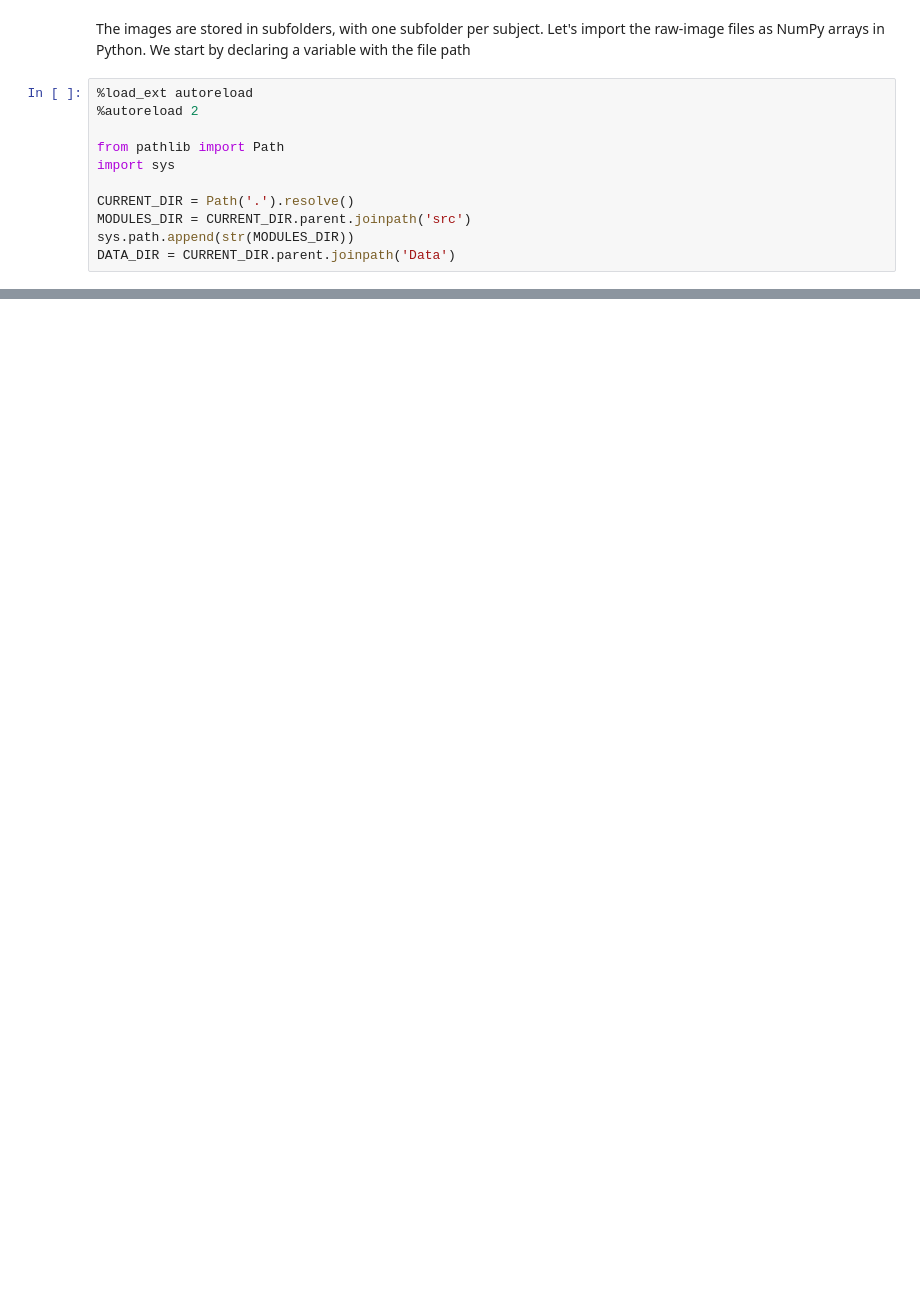
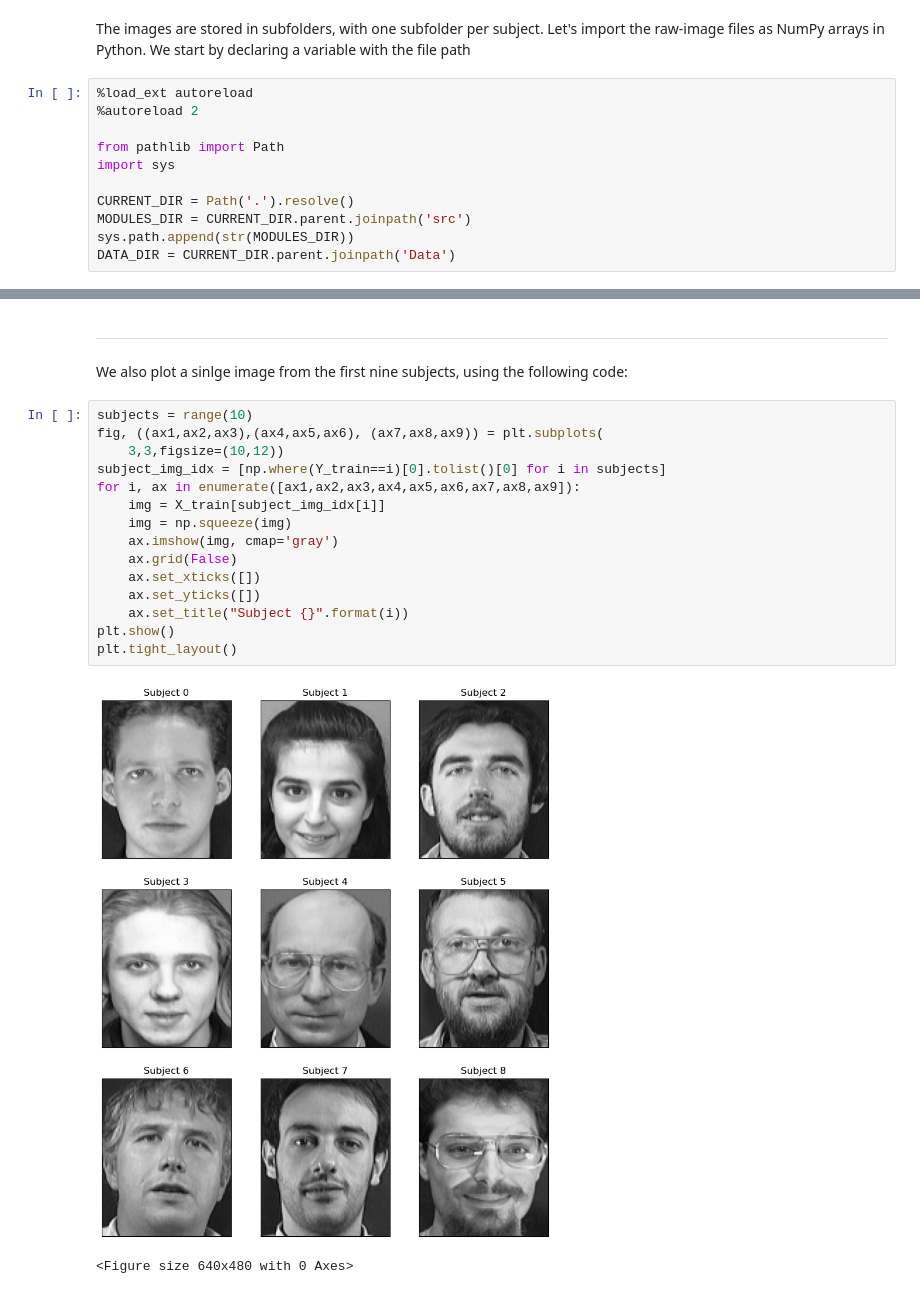
Before and after one commit to dionicio-alberto/Facial-Recognition-System-with-Neural-Networks, a Jupyter notebook: Notebooks/2_0_Face_recognition.ipynb, the cells around one changed output, grey strips where cells are left out. Drawn from its saved outputs; the diff is of its cells as text; blank space fills up the shorter version.

```diff
--- a/Notebooks/2_0_Face_recognition.ipynb
+++ b/Notebooks/2_0_Face_recognition.ipynb
@@ -86,0 +141,22 @@ face_dir = DATA_DIR.joinpath('att_data')
+# %% [markdown]
+-----
+
+We also plot a sinlge image from the first nine subjects, using the following code:
+# %%
+subjects = range(10)
+fig, ((ax1,ax2,ax3),(ax4,ax5,ax6), (ax7,ax8,ax9)) = plt.subplots(
+    3,3,figsize=(10,12))
+subject_img_idx = [np.where(Y_train==i)[0].tolist()[0] for i in subjects]
+for i, ax in enumerate([ax1,ax2,ax3,ax4,ax5,ax6,ax7,ax8,ax9]):
+    img = X_train[subject_img_idx[i]]
+    img = np.squeeze(img)
+    ax.imshow(img, cmap='gray')
+    ax.grid(False)
+    ax.set_xticks([])
+    ax.set_yticks([])
+    ax.set_title("Subject {}".format(i))
+plt.show()
+plt.tight_layout()
+# %% [output]
+[figure, added]
+<Figure size 640x480 with 0 Axes>
```
Also changed, not shown: parts of 12 cells of this notebook.
